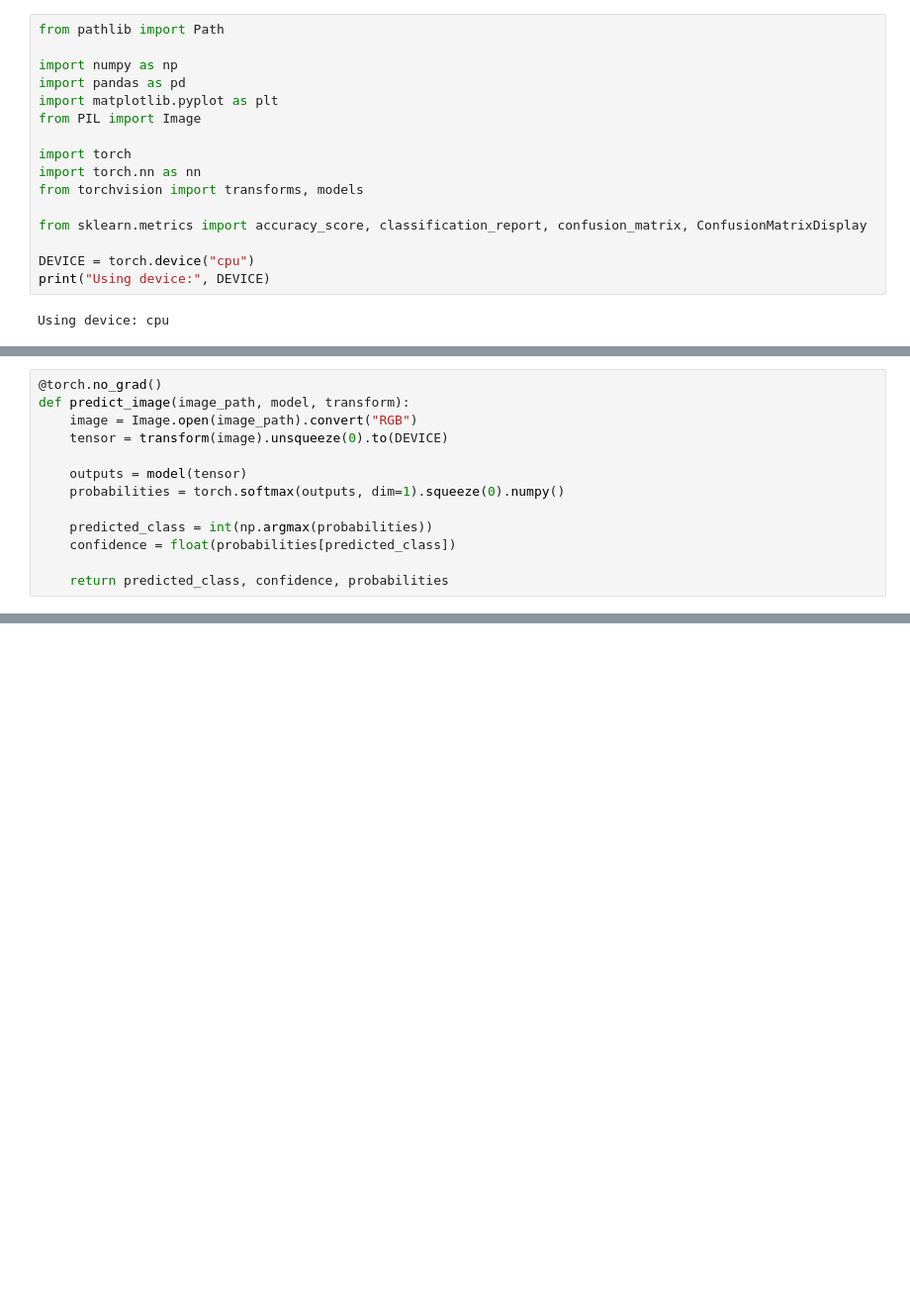
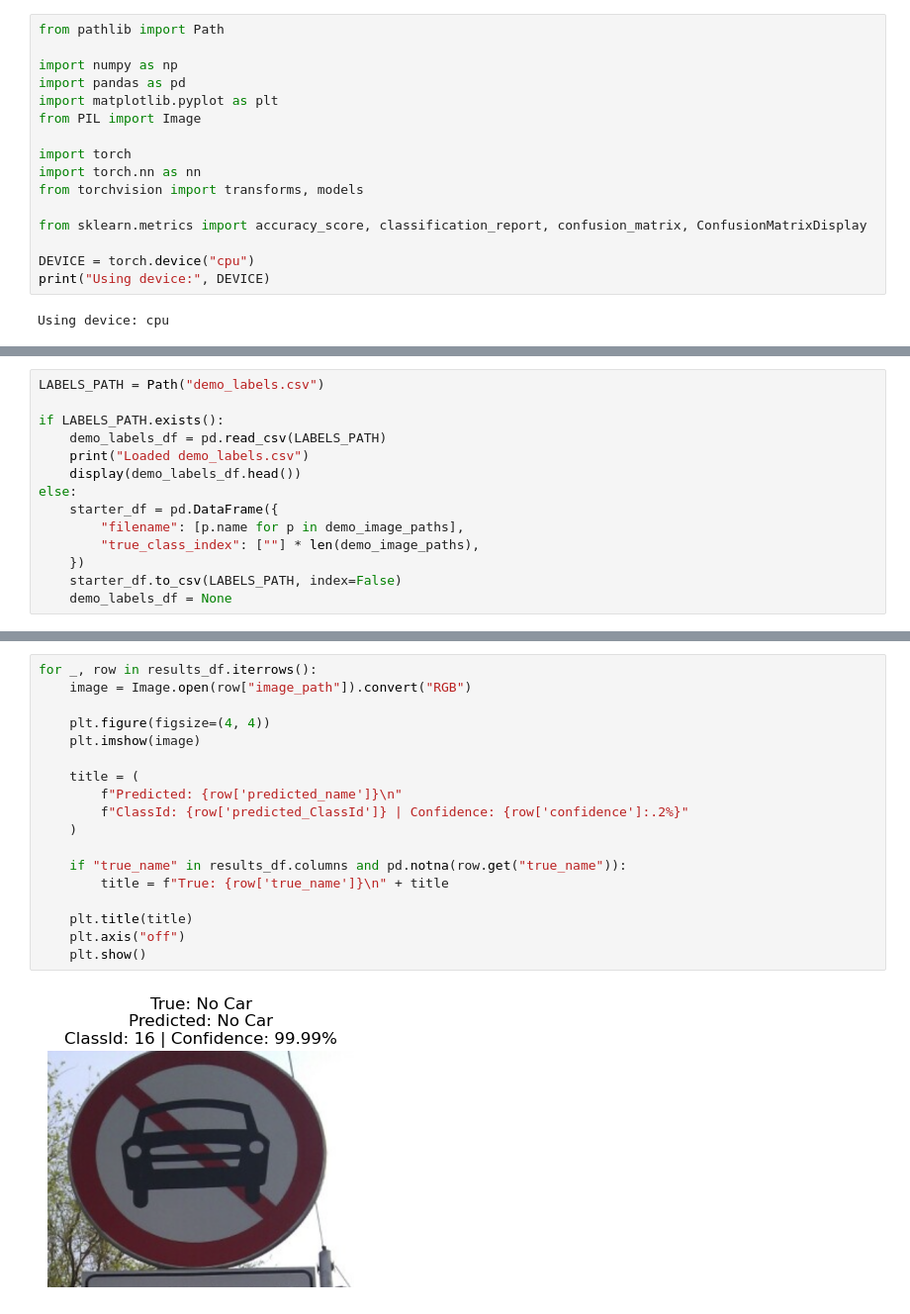
Before and after one commit to toboggann/ProjectT, a Jupyter notebook: demo.ipynb, the cells around one changed output, grey strips where cells are left out. Shown at 99% size. Saved outputs shown, nothing was run; the diff lists cells and outputs as text; blank space fills up the shorter version.

Commit message:
finished demo revamp

```diff
--- a/demo.ipynb
+++ b/demo.ipynb
@@ -166,13 +145,14 @@ Loaded demo_labels.csv
 # %%
-@torch.no_grad()
-def predict_image(image_path, model, transform):
-    image = Image.open(image_path).convert("RGB")
-    tensor = transform(image).unsqueeze(0).to(DEVICE)
+LABELS_PATH = Path("demo_labels.csv")
 
-    outputs = model(tensor)
-    probabilities = torch.softmax(outputs, dim=1).squeeze(0).numpy()
-
-    predicted_class = int(np.argmax(probabilities))
-    confidence = float(probabilities[predicted_class])
-
-    return predicted_class, confidence, probabilities
+if LABELS_PATH.exists():
+    demo_labels_df = pd.read_csv(LABELS_PATH)
+    print("Loaded demo_labels.csv")
+    display(demo_labels_df.head())
+else:
+    starter_df = pd.DataFrame({
+        "filename": [p.name for p in demo_image_paths],
+        "true_class_index": [""] * len(demo_image_paths),
+    })
+    starter_df.to_csv(LABELS_PATH, index=False)
+    demo_labels_df = None
@@ -222,0 +235,20 @@ for _, row in results_df.iterrows():
+# %%
+for _, row in results_df.iterrows():
+    image = Image.open(row["image_path"]).convert("RGB")
+
+    plt.figure(figsize=(4, 4))
+    plt.imshow(image)
+
+    title = (
+        f"Predicted: {row['predicted_name']}\n"
+        f"ClassId: {row['predicted_ClassId']} | Confidence: {row['confidence']:.2%}"
+    )
+
+    if "true_name" in results_df.columns and pd.notna(row.get("true_name")):
+        title = f"True: {row['true_name']}\n" + title
+
+    plt.title(title)
+    plt.axis("off")
+    plt.show()
+# %% [output]
+[figure, added]
```
Also changed, not shown: parts of 12 cells of this notebook, 12 other files.
